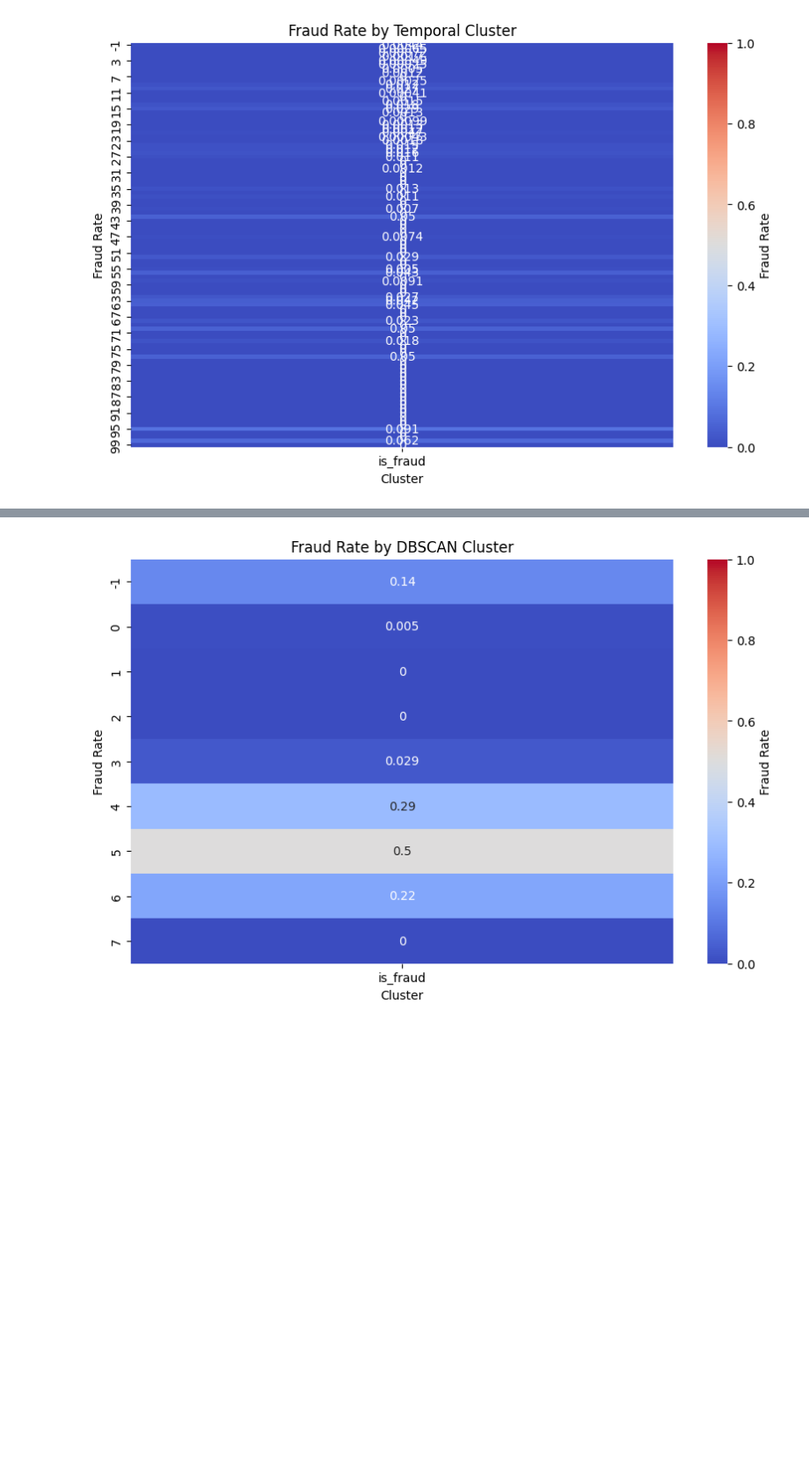
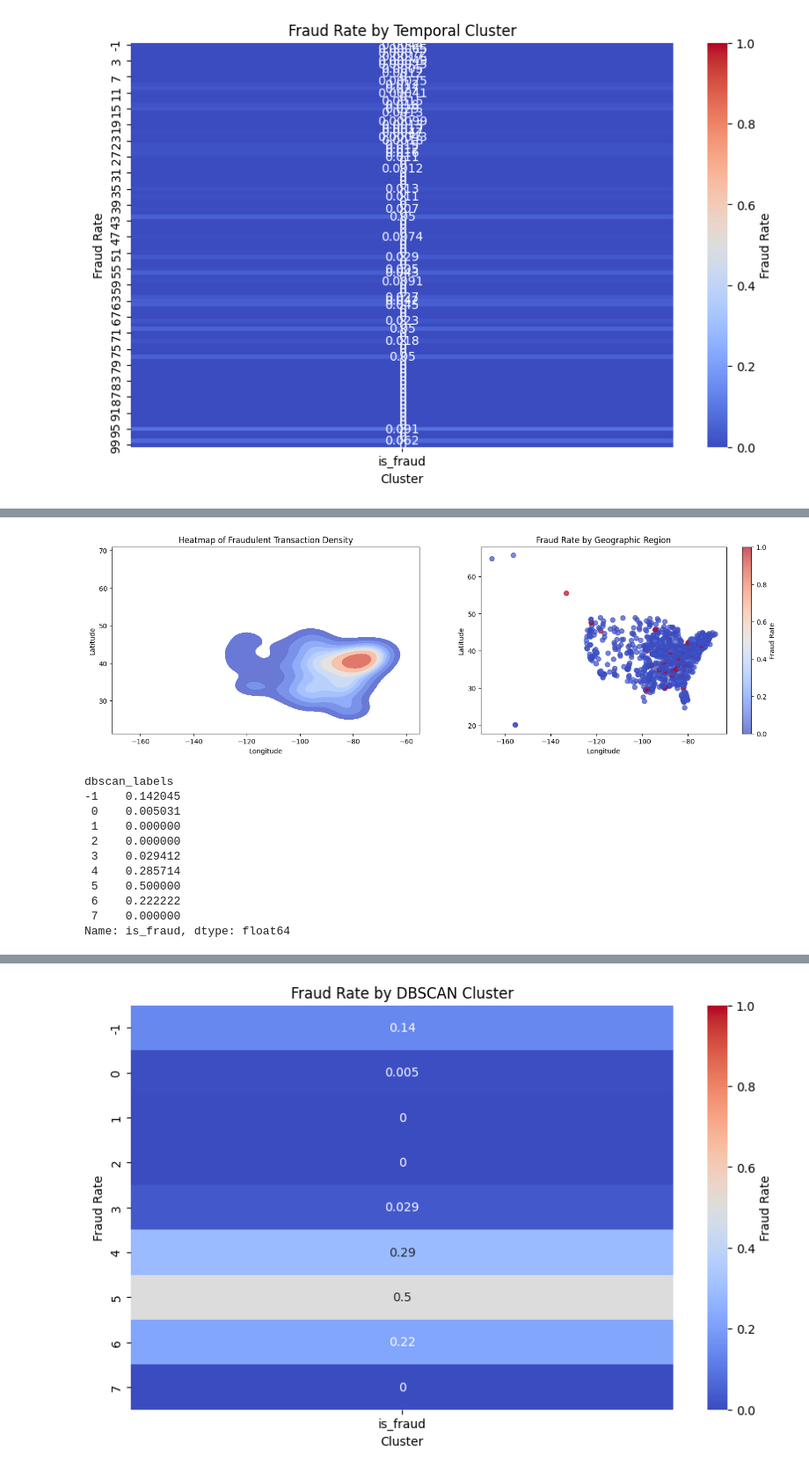
Before and after one commit to kmissmer/CreditCardFinalProject, a Jupyter notebook: final.ipynb, the cells around one changed output, grey strips where cells are left out. Shown at 88% size. Saved outputs shown, nothing was run; the diff lists cells and outputs as text; code cells hidden in the pictures; blank space fills up the shorter version.

```diff
--- a/final.ipynb
+++ b/final.ipynb
@@ -917,0 +762,66 @@ Name: is_fraud, dtype: float64
+# %%
+# Select features for clustering
+features = train[['lat', 'long', 'amt']]
+
+# Standardize the features
+scaler = StandardScaler()
+features_scaled = scaler.fit_transform(features)
+
+# Apply DBSCAN
+dbscan = DBSCAN(eps=0.5, min_samples=5)
+train['dbscan_labels'] = dbscan.fit_predict(features_scaled)
+
+# Check the distribution of fraud in each cluster
+fraud_distribution = train.groupby('dbscan_labels')['is_fraud'].mean()
+
+# Filter data to include only clustered fraudulent points (exclude noise and non-fraud)
+fraudulent_cluster_data = train[(train['dbscan_labels'] != -1) & (train['is_fraud'] == 1)]
+
+# Prepare the data for the heatmap
+fig, axes = plt.subplots(1, 2, figsize=(18, 5))
+
+# Heatmap for fraudulent transaction density
+sns.kdeplot(
+    data=fraudulent_cluster_data,
+    x='long',
+    y='lat',
+    fill=True,
+    cmap='coolwarm',
+    alpha=0.8,
+    ax=axes[0],
+)
+axes[0].set_title('Heatmap of Fraudulent Transaction Density')
+axes[0].set_xlabel('Longitude')
+axes[0].set_ylabel('Latitude')
+
+# Group by latitude and longitude rounded to 2 decimal places (to create regions)
+train['lat_rounded'] = train['lat'].round(2)
+train['long_rounded'] = train['long'].round(2)
+
+# Calculate fraud rate by region
+fraud_by_region = train.groupby(['lat_rounded', 'long_rounded'])['is_fraud'].mean().reset_index()
+
+# Visualize fraud rates geographically
+scatter = axes[1].scatter(fraud_by_region['long_rounded'], fraud_by_region['lat_rounded'],
+                          c=fraud_by_region['is_fraud'], cmap='coolwarm', s=50, alpha=0.7)
+fig.colorbar(scatter, ax=axes[1], label='Fraud Rate')
+axes[1].set_title('Fraud Rate by Geographic Region')
+axes[1].set_xlabel('Longitude')
+axes[1].set_ylabel('Latitude')
+
+plt.show()
+
+print(fraud_distribution)
+# %% [output]
+[figure, added]
+dbscan_labels
+-1    0.142045
+ 0    0.005031
+ 1    0.000000
+ 2    0.000000
+ 3    0.029412
+ 4    0.285714
+ 5    0.500000
+ 6    0.222222
+ 7    0.000000
+Name: is_fraud, dtype: float64
```
Also changed, not shown: parts of 48 cells of this notebook.
